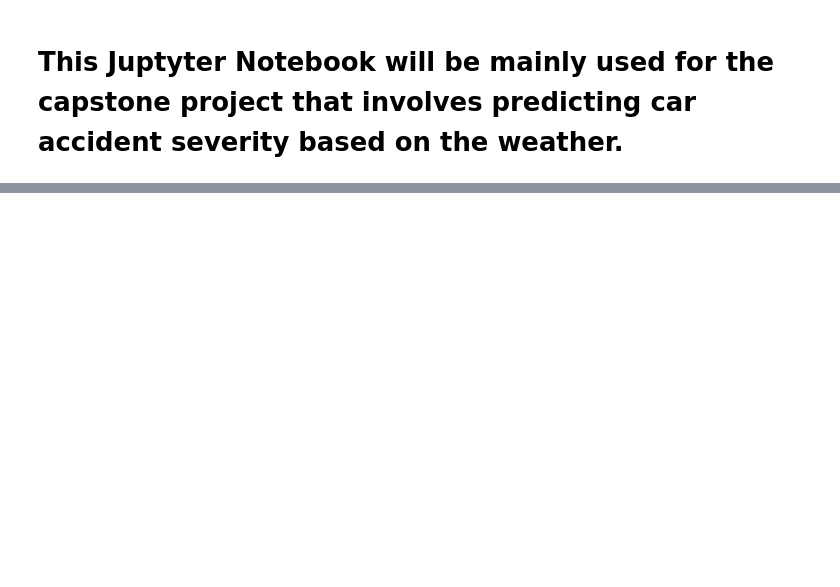
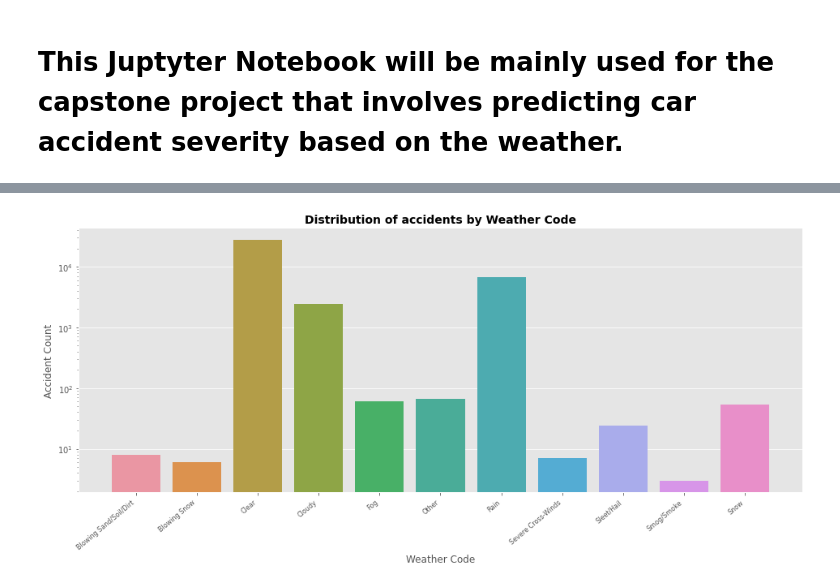
Before and after one commit to Cruziken/Coursera_Capstone, a Jupyter notebook: Applied_Data_Science.ipynb, the cells around one changed output, grey strips where cells are left out. Saved outputs shown, nothing was run; the diff lists cells and outputs as text; code cells hidden in the pictures; blank space fills up the shorter version.

```diff
--- a/Applied_Data_Science.ipynb
+++ b/Applied_Data_Science.ipynb
@@ -27,0 +116,3 @@ Name: ROADCOND, dtype: int64
+# %%
+# simply drop whole row with NaN in "Latitude", "Longitude", and "Location WKT" column
+car_df.dropna(subset=["Latitude", "Longitude", "Location WKT"], axis=0, inplace=True)
@@ -27,0 +136,4 @@ Name: ROADCOND, dtype: int64
+# %%
+avg_speed=car_df['Posted Speed'].astype('float').mean(axis=0)
+#replace the missing 'Posted Speed' values by the average speed
+car_df['Posted Speed'].replace(np.nan, avg_speed, inplace=True)
@@ -27,0 +193,15 @@ Name: ROADCOND, dtype: int64
+# %%
+car_df[['Accident Date', 'Accident Time']] = car_df['Incident Date'].str.split(" ", n = 1, expand =True)
+car_df['Accident Date'] = pd.to_datetime(car_df['Accident Date'])
+car_df['Accident Time'] = pd.to_datetime(car_df['Accident Time'])
+car_df['Accident_year']= car_df['Accident Date'].dt.year
+car_df['Accident_month'] = car_df['Accident Date'].dt.month
+car_df['Accident_week'] = car_df['Accident Date'].dt.week
+car_df['Accident_day'] = car_df['Accident Date'].dt.day
+car_df['Accident_hour'] = car_df['Accident Time'].dt.hour
+car_df['Accident_minute'] = car_df['Accident Time'].dt.minute
+car_df['Accident_day_of_week'] = car_df['Accident Date'].dt.dayofweek
+car_df['Accident_day_of_week_name'] = car_df['Accident Date'].dt.day_name()
+#car_df.drop(columns = 'Incident Date', inplace = True)
+car_df.head()
+print(car_df['Accident_day_of_week'])
@@ -27,0 +223,4 @@ Name: ROADCOND, dtype: int64
+# %%
+# replace "(original value)" for "Posted Speed" by (original value)/(maximum value) to normalize the data
+car_df['Posted Speed'] = car_df['Posted Speed']/car_df['Posted Speed'].max()
+car_df['Total Vehicles Involved'] = car_df['Total Vehicles Involved']
@@ -27,0 +495,12 @@ Name: ROADCOND, dtype: int64
+# %%
+weather = car_df['Weather Code'].unique()
+weather.sort()
+plt.figure(figsize=(16,6))
+ax = sns.countplot(x='Weather Code', data=car_df, order=weather)
+ax.set_xticklabels(ax.get_xticklabels(), rotation=40, ha="right", fontsize=8)
+plt.ylabel('Accident Count')
+plt.title('Distribution of accidents by Weather Code', fontsize=14, fontweight='bold')
+plt.semilogy()
+plt.show()
+# %% [output]
+[figure, added]
```
Also changed, not shown: parts of 81 cells of this notebook.
